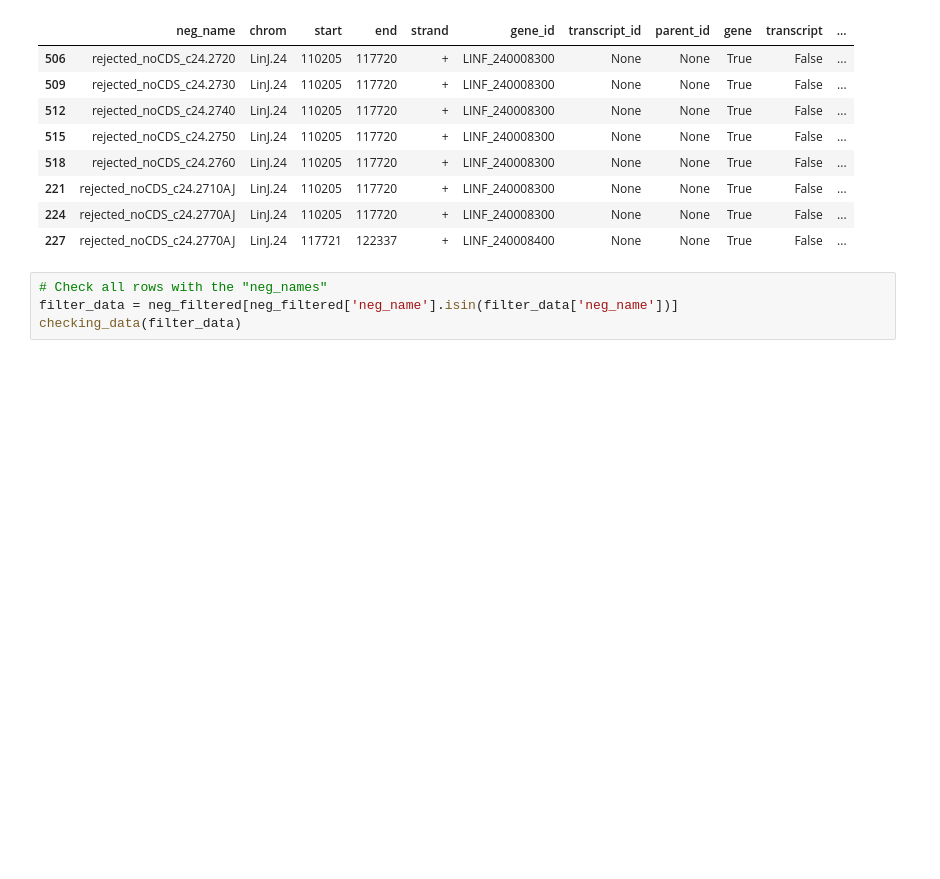
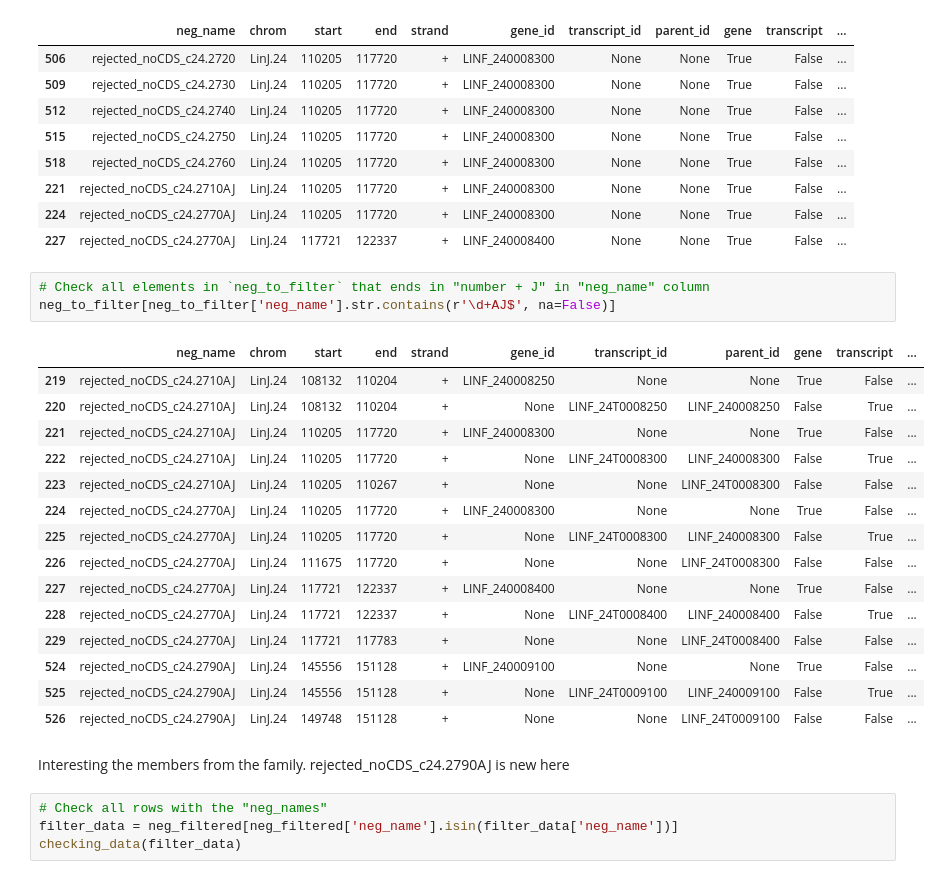
Before and after one commit to Viskuit/Test_BEDOPS, a Jupyter notebook: 25.Negative_analysis/1.NEGATIVE_location_Analysis.ipynb, the cells around one changed output. Cells and saved outputs as stored; diff of their text form; blank space fills up the shorter version.

```diff
--- a/25.Negative_analysis/1.NEGATIVE_location_Analysis.ipynb
+++ b/25.Negative_analysis/1.NEGATIVE_location_Analysis.ipynb
@@ -1324,6 +1324,27 @@ filter_data[filter_data["gene"] == True]
 | 221 | rejected_noCDS_c24.2710AJ | LinJ.24 | 110205 | 117720 | + | LINF_240008300 | None | None | True | False | ... |
 | 224 | rejected_noCDS_c24.2770AJ | LinJ.24 | 110205 | 117720 | + | LINF_240008300 | None | None | True | False | ... |
 | 227 | rejected_noCDS_c24.2770AJ | LinJ.24 | 117721 | 122337 | + | LINF_240008400 | None | None | True | False | ... |
+# %%
+# Check all elements in `neg_to_filter` that ends in "number + J" in "neg_name" column
+neg_to_filter[neg_to_filter['neg_name'].str.contains(r'\d+AJ$', na=False)]
+# %% [output]
+|  | neg_name | chrom | start | end | strand | gene_id | transcript_id | parent_id | gene | transcript | ... |
+| 219 | rejected_noCDS_c24.2710AJ | LinJ.24 | 108132 | 110204 | + | LINF_240008250 | None | None | True | False | ... |
+| 220 | rejected_noCDS_c24.2710AJ | LinJ.24 | 108132 | 110204 | + | None | LINF_24T0008250 | LINF_240008250 | False | True | ... |
+| 221 | rejected_noCDS_c24.2710AJ | LinJ.24 | 110205 | 117720 | + | LINF_240008300 | None | None | True | False | ... |
+| 222 | rejected_noCDS_c24.2710AJ | LinJ.24 | 110205 | 117720 | + | None | LINF_24T0008300 | LINF_240008300 | False | True | ... |
+| 223 | rejected_noCDS_c24.2710AJ | LinJ.24 | 110205 | 110267 | + | None | None | LINF_24T0008300 | False | False | ... |
+| 224 | rejected_noCDS_c24.2770AJ | LinJ.24 | 110205 | 117720 | + | LINF_240008300 | None | None | True | False | ... |
+| 225 | rejected_noCDS_c24.2770AJ | LinJ.24 | 110205 | 117720 | + | None | LINF_24T0008300 | LINF_240008300 | False | True | ... |
+| 226 | rejected_noCDS_c24.2770AJ | LinJ.24 | 111675 | 117720 | + | None | None | LINF_24T0008300 | False | False | ... |
+| 227 | rejected_noCDS_c24.2770AJ | LinJ.24 | 117721 | 122337 | + | LINF_240008400 | None | None | True | False | ... |
+| 228 | rejected_noCDS_c24.2770AJ | LinJ.24 | 117721 | 122337 | + | None | LINF_24T0008400 | LINF_240008400 | False | True | ... |
+| 229 | rejected_noCDS_c24.2770AJ | LinJ.24 | 117721 | 117783 | + | None | None | LINF_24T0008400 | False | False | ... |
+| 524 | rejected_noCDS_c24.2790AJ | LinJ.24 | 145556 | 151128 | + | LINF_240009100 | None | None | True | False | ... |
+| 525 | rejected_noCDS_c24.2790AJ | LinJ.24 | 145556 | 151128 | + | None | LINF_24T0009100 | LINF_240009100 | False | True | ... |
+| 526 | rejected_noCDS_c24.2790AJ | LinJ.24 | 149748 | 151128 | + | None | None | LINF_24T0009100 | False | False | ... |
+# %% [markdown]
+Interesting the members from the family. rejected_noCDS_c24.2790AJ is new here
 # %%
 # Check all rows with the "neg_names"
 filter_data = neg_filtered[neg_filtered['neg_name'].isin(filter_data['neg_name'])]
```
Also changed, not shown: parts of 9 cells of this notebook.
